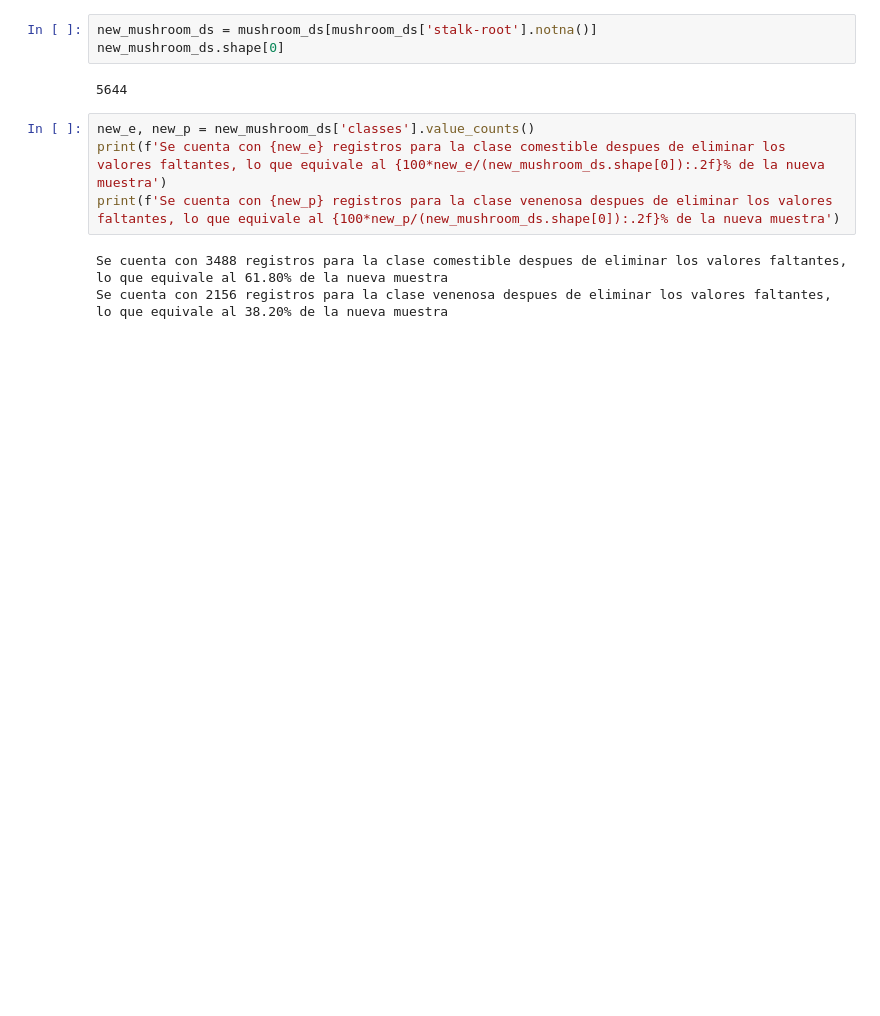
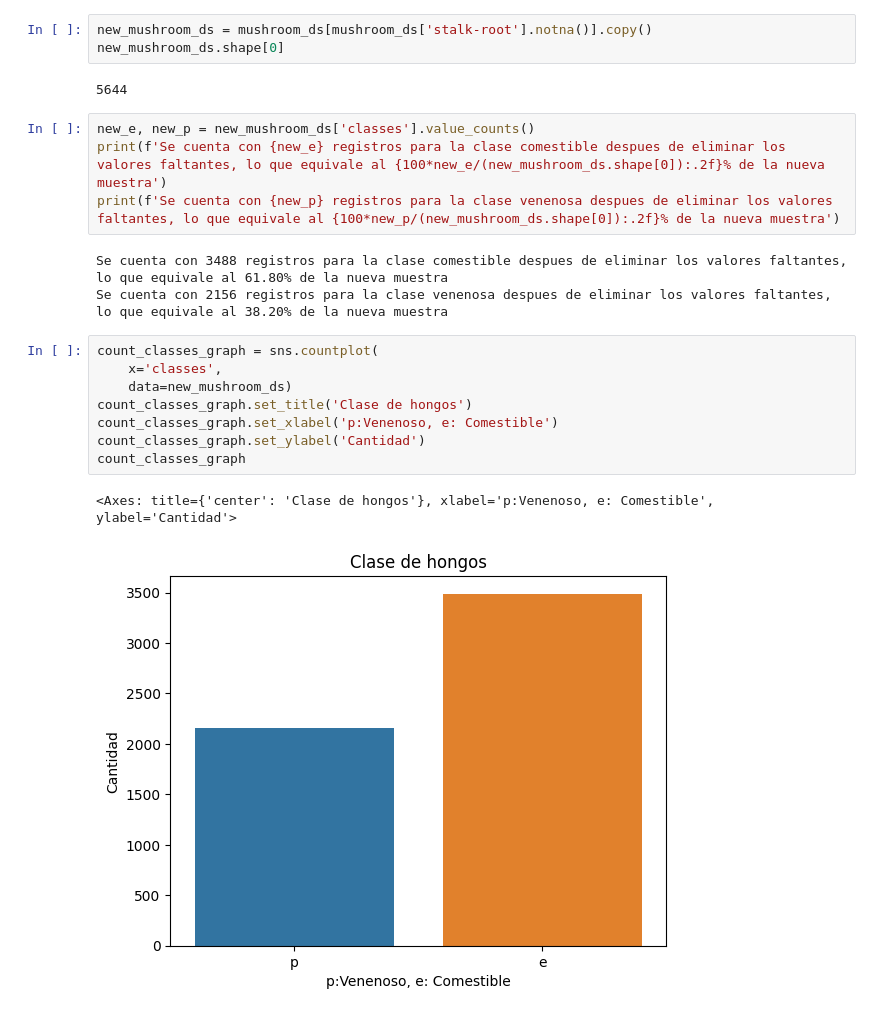
Before and after one commit to santiflo/UNAL, a Jupyter notebook: Curso 1/Proyecto/Proyecto final.ipynb, the cells around one changed output. Cells and saved outputs as stored; diff of their text form; blank space fills up the shorter version.

```diff
--- a/Curso 1/Proyecto/Proyecto final.ipynb
+++ b/Curso 1/Proyecto/Proyecto final.ipynb
@@ -96,5 +111,5 @@ Al eliminar los registros que cuentan datos faltantes se crea una nueva muesta c
 # %%
-new_mushroom_ds = mushroom_ds[mushroom_ds['stalk-root'].notna()]
+new_mushroom_ds = mushroom_ds[mushroom_ds['stalk-root'].notna()].copy()
 new_mushroom_ds.shape[0]
 # %% [output]
 5644
@@ -105,3 +120,14 @@ print(f'Se cuenta con {new_p} registros para la clase venenosa despues de elimin
 # %% [output]
 Se cuenta con 3488 registros para la clase comestible despues de eliminar los valores faltantes, lo que equivale al 61.80% de la nueva muestra
 Se cuenta con 2156 registros para la clase venenosa despues de eliminar los valores faltantes, lo que equivale al 38.20% de la nueva muestra
+# %%
+count_classes_graph = sns.countplot(
+    x='classes',
+    data=new_mushroom_ds)
+count_classes_graph.set_title('Clase de hongos')
+count_classes_graph.set_xlabel('p:Venenoso, e: Comestible')
+count_classes_graph.set_ylabel('Cantidad')
+count_classes_graph
+# %% [output]
+<Axes: title={'center': 'Clase de hongos'}, xlabel='p:Venenoso, e: Comestible', ylabel='Cantidad'>
+[figure, added]
```
Also changed, not shown: parts of 18 cells of this notebook, 1 other file.
